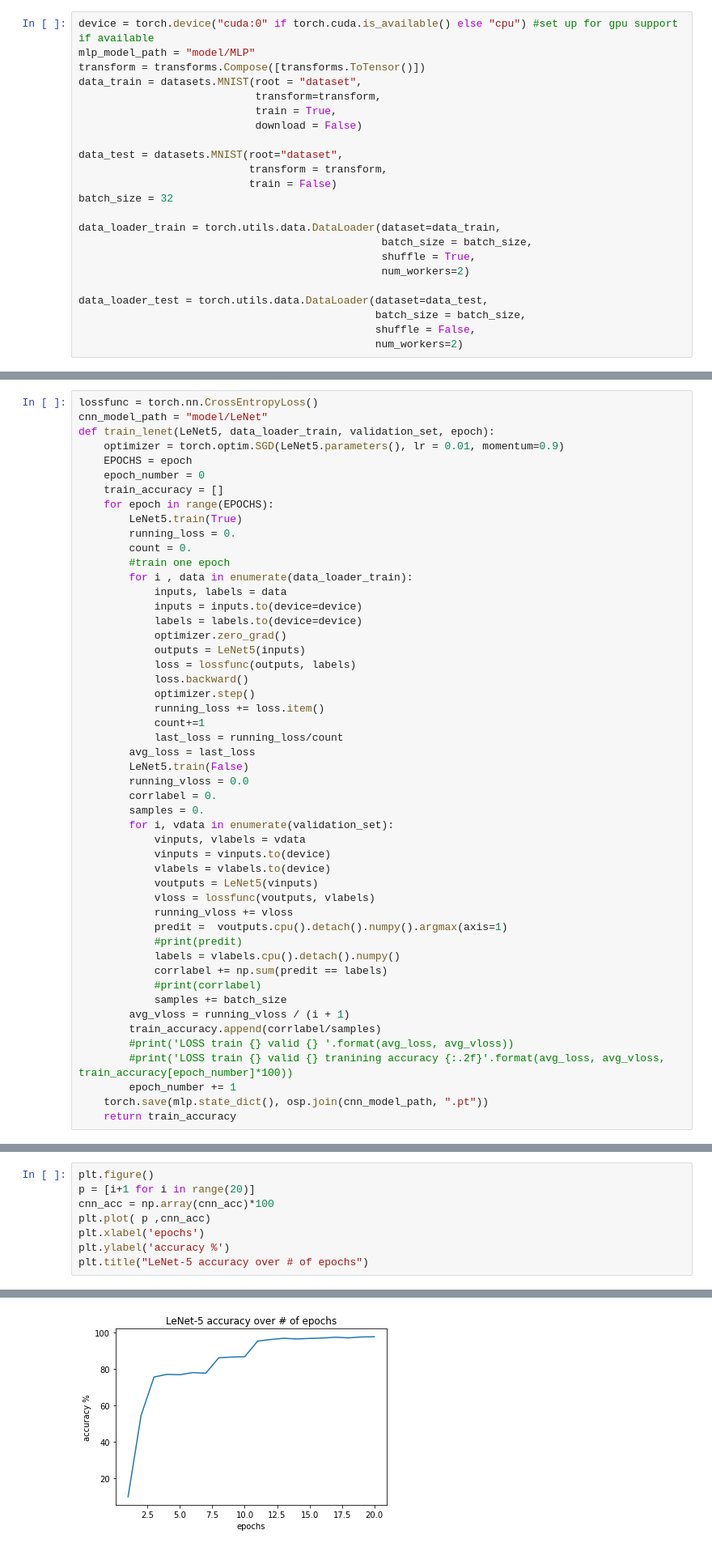
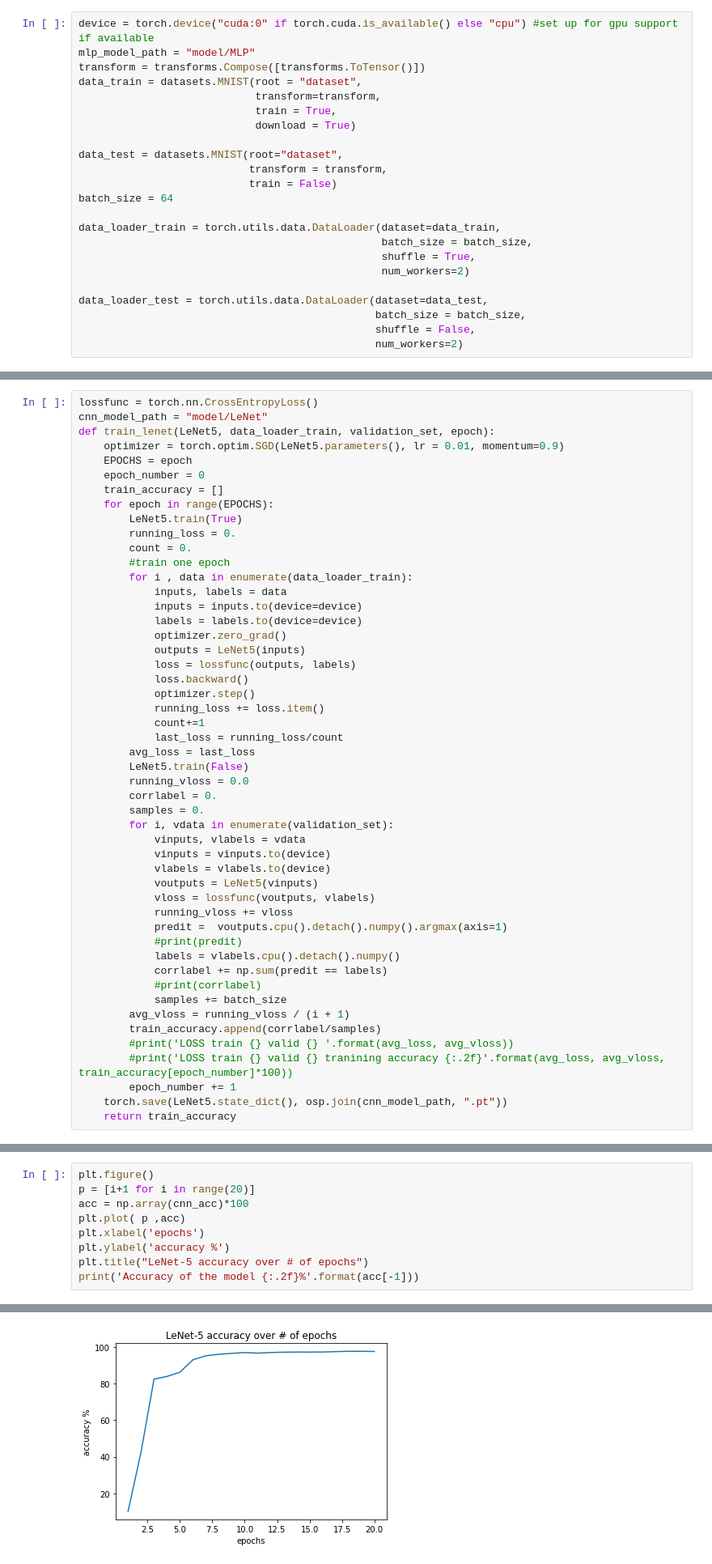
Before and after one commit to Jarvis-sustech/A-DeepLearning, a Jupyter notebook: assignment1/assignment_1.ipynb, the cells around one changed output, grey strips where cells are left out. Shown at 81% size. Cells and saved outputs as stored; diff of their text form.

```diff
--- a/assignment1/assignment_1.ipynb
+++ b/assignment1/assignment_1.ipynb
@@ -62,12 +62,12 @@ transform = transforms.Compose([transforms.ToTensor()])
 data_train = datasets.MNIST(root = "dataset",
                             transform=transform,
                             train = True,
-                            download = False)
+                            download = True)
 
 data_test = datasets.MNIST(root="dataset",
                            transform = transform,
                            train = False)
-batch_size = 32
+batch_size = 64
 
 data_loader_train = torch.utils.data.DataLoader(dataset=data_train,
                                                 batch_size = batch_size,
@@ -293,7 +296,7 @@ def train_lenet(LeNet5, data_loader_train, validation_set, epoch):
         #print('LOSS train {} valid {} '.format(avg_loss, avg_vloss))
         #print('LOSS train {} valid {} tranining accuracy {:.2f}'.format(avg_loss, avg_vloss, train_accuracy[epoch_number]*100))
         epoch_number += 1
-    torch.save(mlp.state_dict(), osp.join(cnn_model_path, ".pt"))
+    torch.save(LeNet5.state_dict(), osp.join(cnn_model_path, ".pt"))
     return train_accuracy
 # %%
 cnn = LeNet5().to(device=device)
@@ -301,9 +304,10 @@ cnn_acc = train_lenet(cnn, data_loader_train, data_loader_test, 20)
 # %%
 plt.figure()
 p = [i+1 for i in range(20)]
-cnn_acc = np.array(cnn_acc)*100
-plt.plot( p ,cnn_acc)
+acc = np.array(cnn_acc)*100
+plt.plot( p ,acc)
 plt.xlabel('epochs')
 plt.ylabel('accuracy %')
 plt.title("LeNet-5 accuracy over # of epochs")
+print('Accuracy of the model {:.2f}%'.format(acc[-1]))
 # %% [output]
@@ -311,4 +315,4 @@ Text(0.5, 1.0, 'LeNet-5 accuracy over # of epochs')
-[figure, old version]
+[figure, new version]
 # %% [markdown]
 ## Context Aggregation Networks (CAN)
 # %%
```
Also changed, not shown: parts of 9 cells of this notebook, 1 other file.
